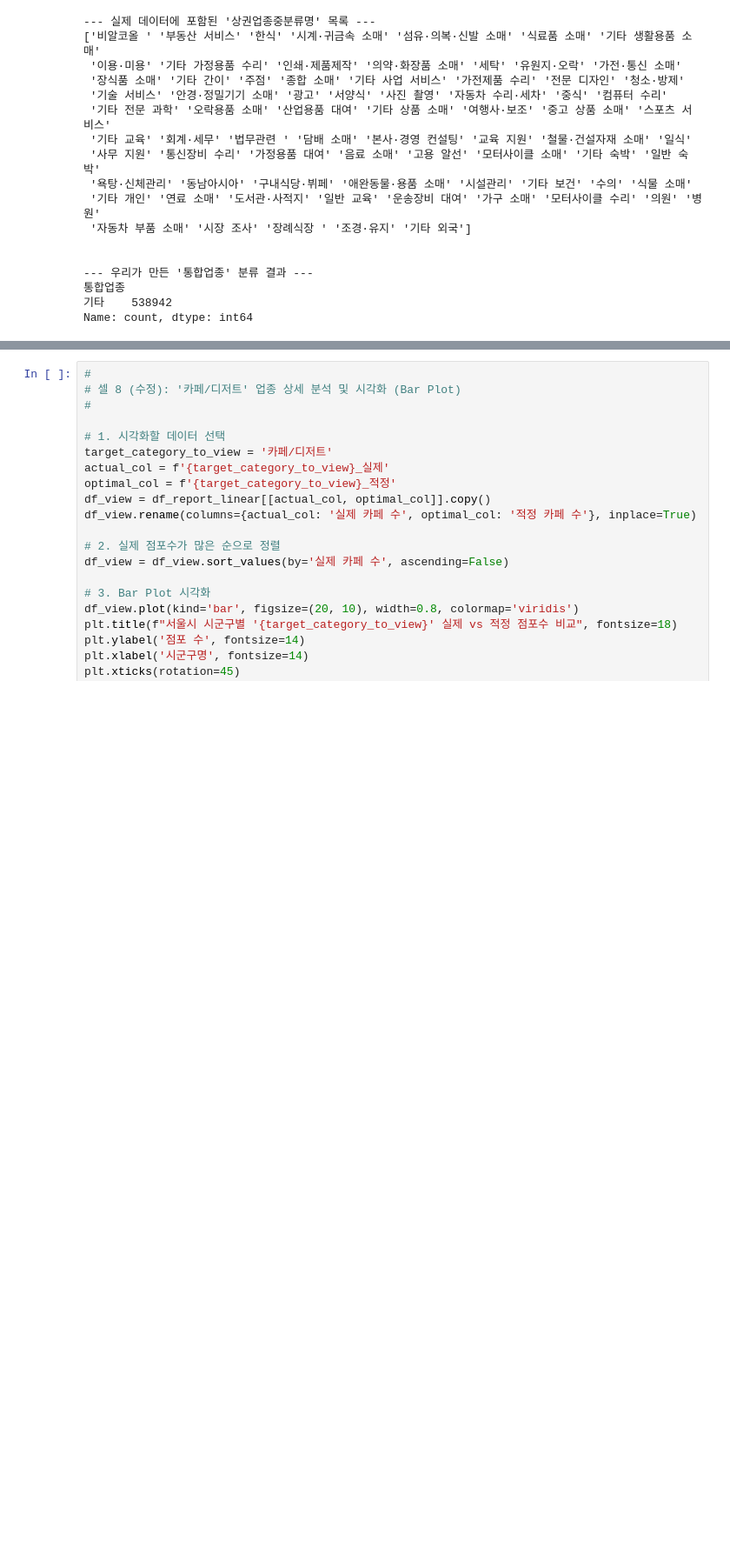
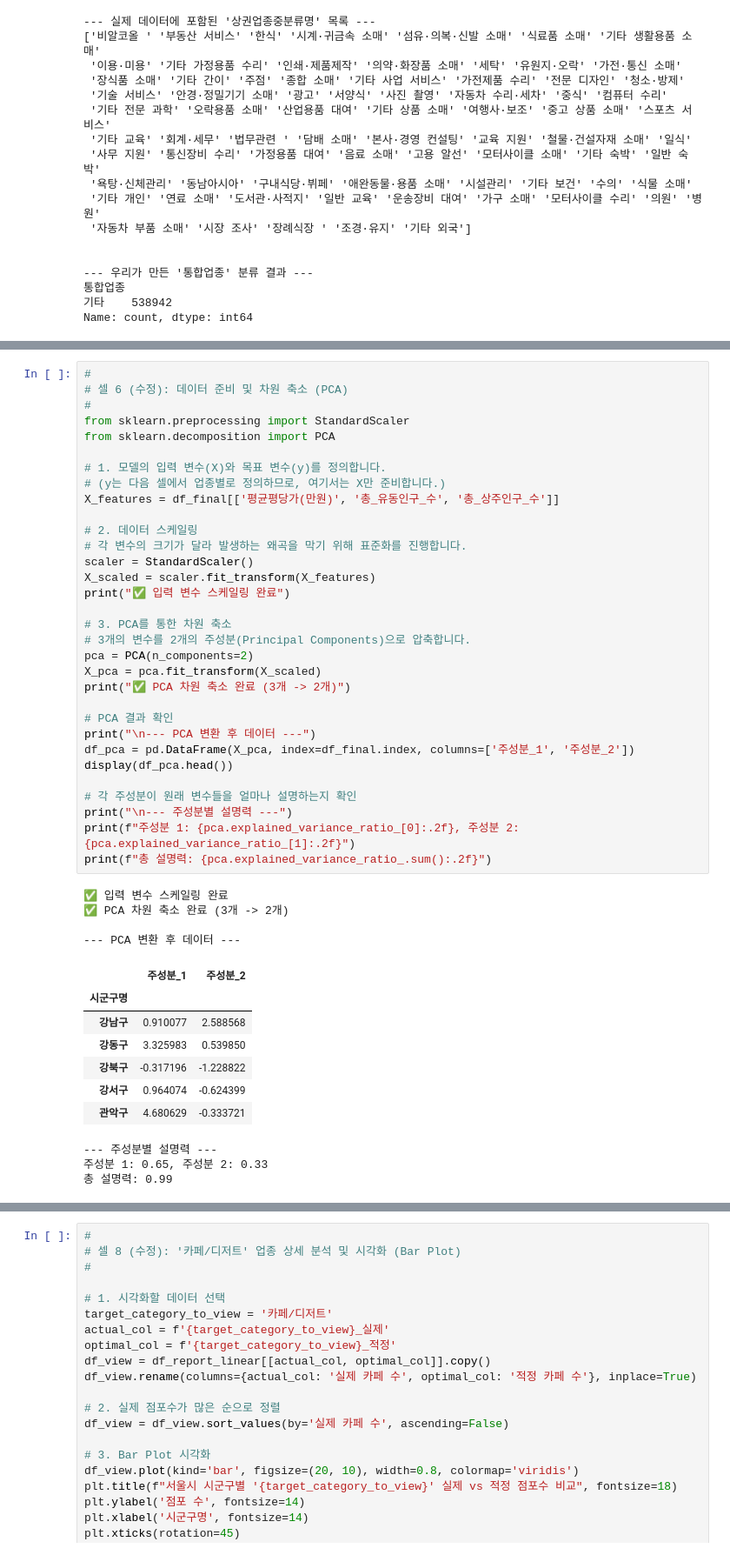
Before and after one commit to Sjoneon/Bigdata2, a Jupyter notebook: LastRealBigData.ipynb, the cells around one changed output, grey strips where cells are left out. Shown at 87% size. Saved outputs shown, nothing was run; the diff lists cells and outputs as text; blank space fills up the shorter version.

```diff
--- a/LastRealBigData.ipynb
+++ b/LastRealBigData.ipynb
@@ -358,2 +278,49 @@ print("✅ 모델링을 위한 모든 데이터 준비 완료")
+# %%
+#
+# 셀 6 (수정): 데이터 준비 및 차원 축소 (PCA)
+#
+from sklearn.preprocessing import StandardScaler
+from sklearn.decomposition import PCA
+
+# 1. 모델의 입력 변수(X)와 목표 변수(y)를 정의합니다.
+# (y는 다음 셀에서 업종별로 정의하므로, 여기서는 X만 준비합니다.)
+X_features = df_final[['평균평당가(만원)', '총_유동인구_수', '총_상주인구_수']]
+
+# 2. 데이터 스케일링
+# 각 변수의 크기가 달라 발생하는 왜곡을 막기 위해 표준화를 진행합니다.
+scaler = StandardScaler()
+X_scaled = scaler.fit_transform(X_features)
+print("✅ 입력 변수 스케일링 완료")
+
+# 3. PCA를 통한 차원 축소
+# 3개의 변수를 2개의 주성분(Principal Components)으로 압축합니다.
+pca = PCA(n_components=2)
+X_pca = pca.fit_transform(X_scaled)
+print("✅ PCA 차원 축소 완료 (3개 -> 2개)")
+
+# PCA 결과 확인
+print("\n--- PCA 변환 후 데이터 ---")
+df_pca = pd.DataFrame(X_pca, index=df_final.index, columns=['주성분_1', '주성분_2'])
+display(df_pca.head())
+
+# 각 주성분이 원래 변수들을 얼마나 설명하는지 확인
+print("\n--- 주성분별 설명력 ---")
+print(f"주성분 1: {pca.explained_variance_ratio_[0]:.2f}, 주성분 2: {pca.explained_variance_ratio_[1]:.2f}")
+print(f"총 설명력: {pca.explained_variance_ratio_.sum():.2f}")
+# %% [output]
+✅ 입력 변수 스케일링 완료
+✅ PCA 차원 축소 완료 (3개 -> 2개)
+
+--- PCA 변환 후 데이터 ---
+|  | 주성분_1 | 주성분_2 |
+| 시군구명 |  |  |
+| 강남구 | 0.910077 | 2.588568 |
+| 강동구 | 3.325983 | 0.539850 |
+| 강북구 | -0.317196 | -1.228822 |
+| 강서구 | 0.964074 | -0.624399 |
+| 관악구 | 4.680629 | -0.333721 |
+--- 주성분별 설명력 ---
+주성분 1: 0.65, 주성분 2: 0.33
+총 설명력: 0.99
 # %%
 #
```
Also changed, not shown: parts of 7 cells of this notebook.
